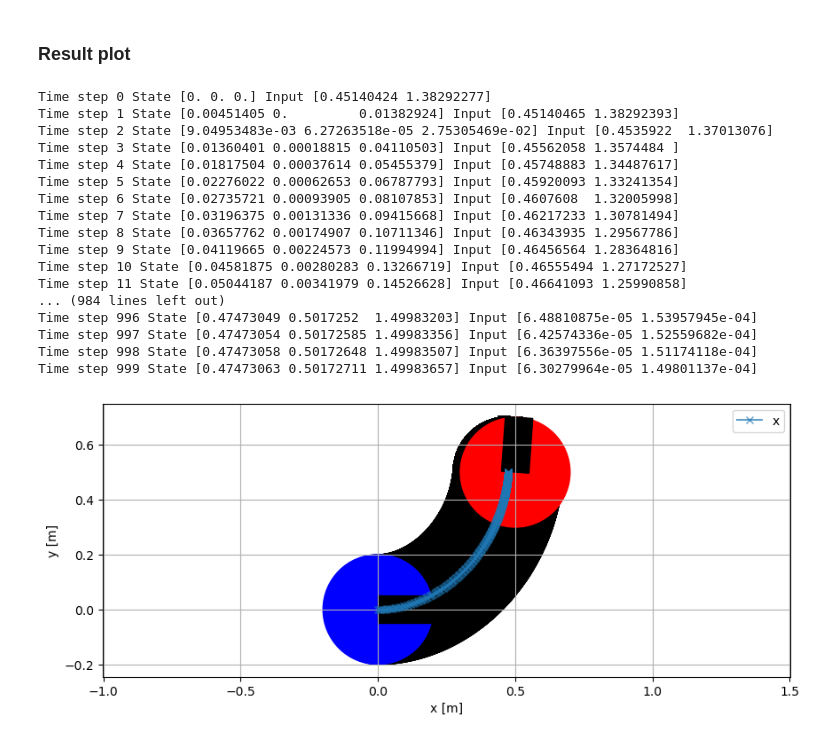
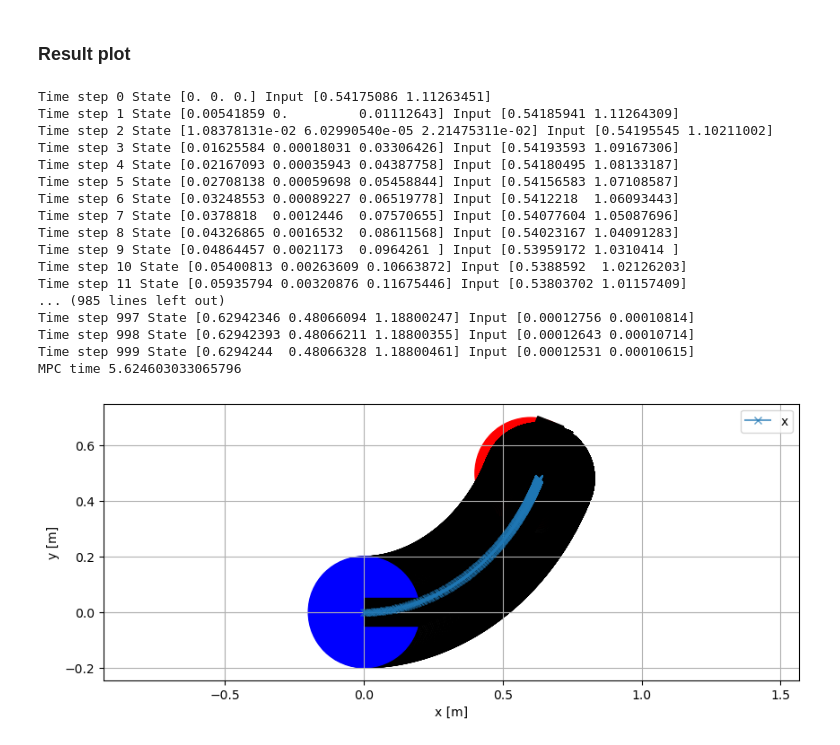
Before and after one commit to marcomisseroni/IDS_project, a Jupyter notebook: python_sim/test MPC.ipynb, the cells around one changed output. Cells and saved outputs as stored; diff of their text form; code cells hidden in the pictures.

```diff
--- a/python_sim/test MPC.ipynb
+++ b/python_sim/test MPC.ipynb
@@ -49,15 +48,16 @@ u_max = [limo.v_max, limo.w_max]   # maximum value of u
 robot_ray = limo.r_collision       # ray of the robot used for visualization
 
 # desired position
-x_des = [0.5,0.5,1.5]
+x_des = [0.6,0.5,1.2]
 
 # OCP weigths
+w_p = 1
 w_v = 1e-2 # velocity weight
 w_final_v = 1e-2 # final velocity cost weight
 # %% [markdown]
 ### MPC definition
 # %%
-def create_OCP_problem(u_min, u_max, w_v, w_final_v, N, dt):
+def create_OCP_problem(u_min, u_max, w_p, w_v, w_final_v, N, dt):
     opti = cs.Opti()
     param_x_init = opti.parameter(nx)
     param_x_des = opti.parameter(nx)
@@ -82,9 +82,9 @@ def create_OCP_problem(u_min, u_max, w_v, w_final_v, N, dt):
         opti.subject_to(X[k+1] == X[k] + dt * f(X[k], U[k]))
 
     # Terminal cost
-    cost += (X[-1] - param_x_des).T @ (X[-1] - param_x_des)
+    cost += w_p * (X[-1] - param_x_des).T @ (X[-1] - param_x_des)
     # Final velocity cost
-    #cost += w_final_v * X[-1].T @ X[-1]
+    cost += w_final_v * X[-1].T @ X[-1]
 
     opti.minimize(cost)
 
@@ -144,7 +144,7 @@ def MPC_simulation():
     u_sol = np.zeros((nu,N_sim))
 
     # initializing the MPC
-    opti, X, U, param_x_init, param_x_des, opts = create_OCP_problem(u_min, u_max, w_v, w_final_v, N, dt_MPC)
+    opti, X, U, param_x_init, param_x_des, opts = create_OCP_problem(u_min, u_max, w_p, w_v, w_final_v, N, dt_MPC)
     # warm start
     sol = warm_start(opti, param_x_init, param_x_des)
 
@@ -153,6 +153,8 @@ def MPC_simulation():
     opti.solver("ipopt", opts)
 
     x = np.array(x_init)
+
+    start = time.time()
 
     # STARTING THE MPC LOOP
     for i in range(N_sim):
@@ -184,6 +186,8 @@ def MPC_simulation():
         x_sol[:,i] = sol.value(X[0])
         u_sol[:,i] = sol.value(U[0])
 
+    print("MPC time", time.time()-start)
+
     plt.figure(figsize=(10, 4))
     plot_robot((x_des[0], x_des[1], x_des[2]), robot_ray)
     plt.plot(x_sol[0,:], x_sol[1,:].T, 'x-', label='x', alpha=0.7)
@@ -195,41 +199,23 @@ def MPC_simulation():
 # %% [markdown]
 ### Result plot
 # %%
-def plot_robot(x, ray, color1='r', color2='k', fill=1, axis=None):
-    # x: 3d vector containing x, y and theta of the robot
-    # ray: length of the ray of the robot
-    # color1: color for the circle
-    # color2: color for the rectangle
-    # fill: if 1 the circle is filled with the color
-    px, py, theta = x[0], x[1], x[2]
-    if(axis is None):
-        axis = plt.gca()
-    axis.add_patch(plt.Circle((px, py), ray, color=color1, fill=fill))
-    axis.add_patch(Rectangle((px, py-0.25*ray), ray, 0.5*ray,
-                              angle=theta*180/np.pi, rotation_point=(px, py),
-                             fill=1, color=color2))
-    plt.grid(True)
-    plt.xlabel('x [m]')
-    plt.ylabel('y [m]')
-    axis.axis('equal')
-
 MPC_simulation()
 # %% [output]
-Time step 0 State [0. 0. 0.] Input [0.45140424 1.38292277]
-Time step 1 State [0.00451405 0.         0.01382924] Input [0.45140465 1.38292393]
-Time step 2 State [9.04953483e-03 6.27263518e-05 2.75305469e-02] Input [0.4535922  1.37013076]
-Time step 3 State [0.01360401 0.00018815 0.04110503] Input [0.45562058 1.3574484 ]
-Time step 4 State [0.01817504 0.00037614 0.05455379] Input [0.45748883 1.34487617]
-Time step 5 State [0.02276022 0.00062653 0.06787793] Input [0.45920093 1.33241354]
-Time step 6 State [0.02735721 0.00093905 0.08107853] Input [0.4607608  1.32005998]
-Time step 7 State [0.03196375 0.00131336 0.09415668] Input [0.46217233 1.30781494]
-Time step 8 State [0.03657762 0.00174907 0.10711346] Input [0.46343935 1.29567786]
-Time step 9 State [0.04119665 0.00224573 0.11994994] Input [0.46456564 1.28364816]
-Time step 10 State [0.04581875 0.00280283 0.13266719] Input [0.46555494 1.27172527]
-Time step 11 State [0.05044187 0.00341979 0.14526628] Input [0.46641093 1.25990858]
-... (984 lines left out)
-Time step 996 State [0.47473049 0.5017252  1.49983203] Input [6.48810875e-05 1.53957945e-04]
-Time step 997 State [0.47473054 0.50172585 1.49983356] Input [6.42574336e-05 1.52559682e-04]
-Time step 998 State [0.47473058 0.50172648 1.49983507] Input [6.36397556e-05 1.51174118e-04]
-Time step 999 State [0.47473063 0.50172711 1.49983657] Input [6.30279964e-05 1.49801137e-04]
+Time step 0 State [0. 0. 0.] Input [0.54175086 1.11263451]
+Time step 1 State [0.00541859 0.         0.01112643] Input [0.54185941 1.11264309]
+Time step 2 State [1.08378131e-02 6.02990540e-05 2.21475311e-02] Input [0.54195545 1.10211002]
+Time step 3 State [0.01625584 0.00018031 0.03306426] Input [0.54193593 1.09167306]
+Time step 4 State [0.02167093 0.00035943 0.04387758] Input [0.54180495 1.08133187]
+Time step 5 State [0.02708138 0.00059698 0.05458844] Input [0.54156583 1.07108587]
+Time step 6 State [0.03248553 0.00089227 0.06519778] Input [0.5412218  1.06093443]
+Time step 7 State [0.0378818  0.0012446  0.07570655] Input [0.54077604 1.05087696]
+Time step 8 State [0.04326865 0.0016532  0.08611568] Input [0.54023167 1.04091283]
+Time step 9 State [0.04864457 0.0021173  0.0964261 ] Input [0.53959172 1.0310414 ]
+Time step 10 State [0.05400813 0.00263609 0.10663872] Input [0.5388592  1.02126203]
+Time step 11 State [0.05935794 0.00320876 0.11675446] Input [0.53803702 1.01157409]
+... (985 lines left out)
+Time step 997 State [0.62942346 0.48066094 1.18800247] Input [0.00012756 0.00010814]
+Time step 998 State [0.62942393 0.48066211 1.18800355] Input [0.00012643 0.00010714]
+Time step 999 State [0.6294244  0.48066328 1.18800461] Input [0.00012531 0.00010615]
+MPC time 5.624603033065796
-[figure, old version]
+[figure, new version]
```
Also changed, not shown: parts of 1 cell of this notebook, 1 other file.
